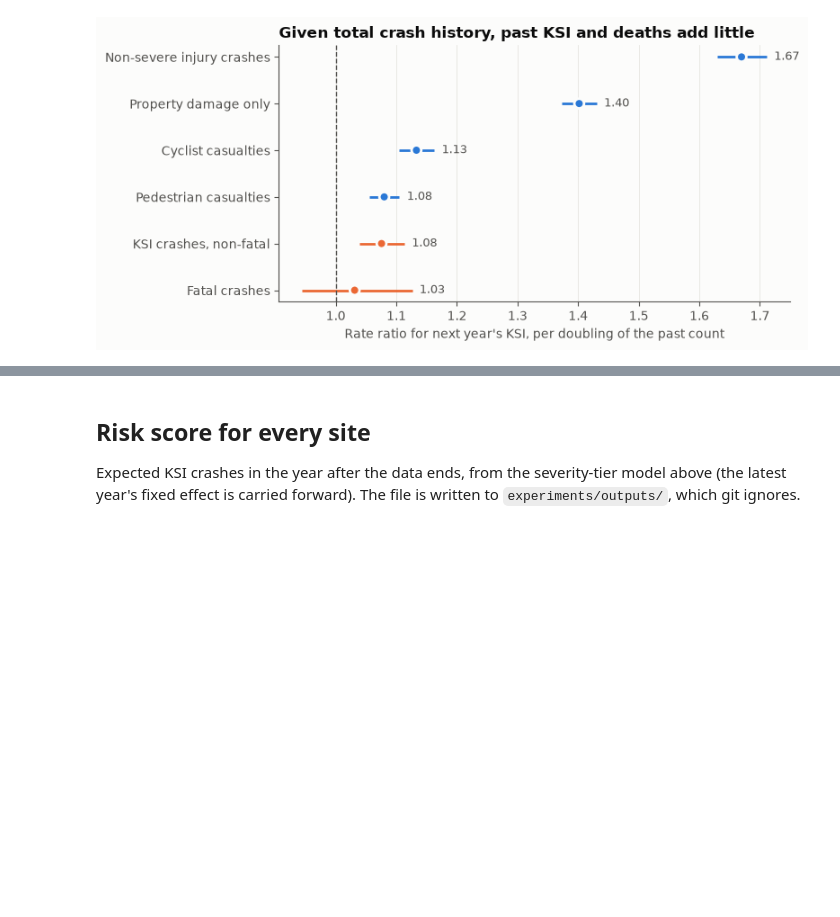
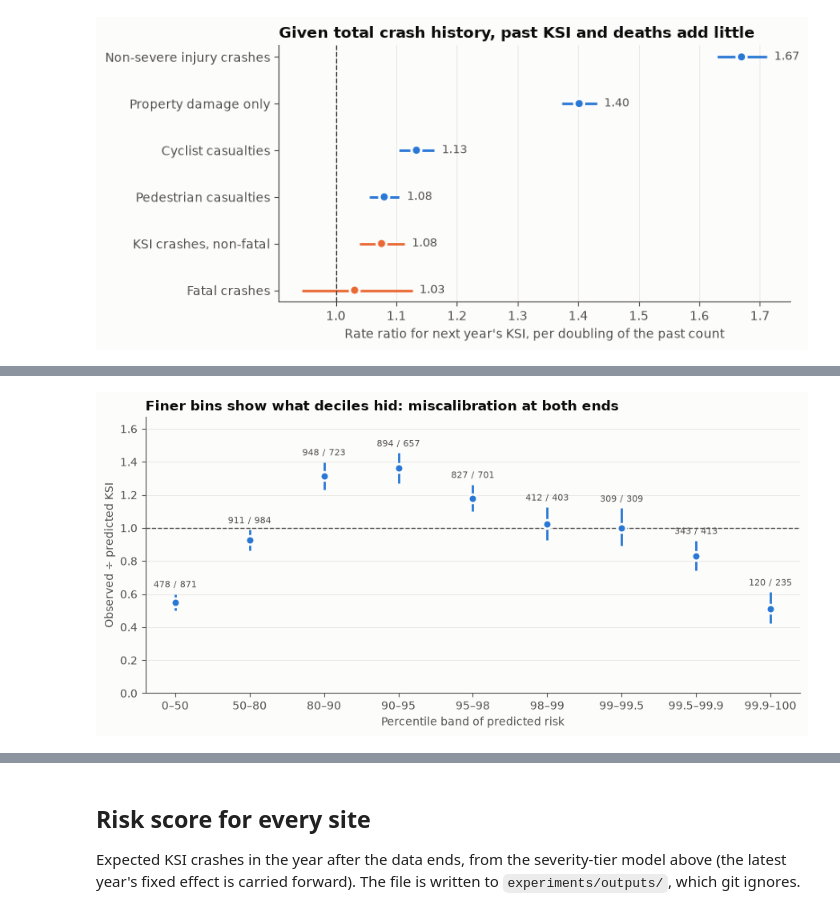
Before and after one commit to Group-7-Capstone/Group-7-Capstone, a Jupyter notebook: experiments/q1_ksi_risk.ipynb, the cells around one changed output, grey strips where cells are left out. Drawn from its saved outputs; the diff is of its cells as text; code cells hidden in the pictures; blank space fills up the shorter version.

```diff
--- a/experiments/q1_ksi_risk.ipynb
+++ b/experiments/q1_ksi_risk.ipynb
@@ -231,19 +365,0 @@ Sites are grouped into ten equal-size bins by predicted risk. Each point is one
-# %%
-cal = calibrations.query("model == '5 NB: crash history (tiers)' and scope == 'all'")
-latest = cal["test_year"].max()
-fig, ax = plt.subplots(figsize=(5.2, 4.6))
-for year, marker in zip(sorted(cal["test_year"].unique()), ["o", "s"]):
-    d = cal[cal["test_year"] == year]
-    ax.plot(d["mean_pred"], d["mean_obs"], marker=marker, color=MODEL, linestyle="none",
-            markersize=8, markeredgecolor=SURFACE, markeredgewidth=1.5,
-            alpha=1 if year == latest else 0.55, label=str(year))
-lo = cal[["mean_pred", "mean_obs"]].min().min() * 0.8
-hi = cal[["mean_pred", "mean_obs"]].max().max() * 1.25
-ax.plot([lo, hi], [lo, hi], color=INK_2, linestyle="--", linewidth=1)
-ax.set_xscale("log")
-ax.set_yscale("log")
-ax.set_xlabel("Predicted KSI crashes per site (bin mean)")
-ax.set_ylabel("Observed KSI crashes per site")
-ax.legend(title="Test year", frameon=False)
-ax.set_title("Predictions track observed KSI")
-fig.tight_layout()
@@ -251,0 +374,59 @@ fig.tight_layout()
+# %%
+cal = (
+
+    calibrations.query("model == '5 NB: crash history (tiers)' and scope == 'all'")
+
+    .groupby(["bin", "q_low", "q_high"])[["n", "pred_total", "obs_total"]].sum()
+
+    .reset_index()
+
+)
+
+low, high = poisson_interval(cal["obs_total"])
+
+cal = cal.assign(
+
+    ratio=cal["obs_total"] / cal["pred_total"],
+
+    low=low / cal["pred_total"],
+
+    high=high / cal["pred_total"],
+
+    band=[f"{lo * 100:g}–{hi * 100:g}" for lo, hi in zip(cal["q_low"], cal["q_high"])],
+
+)
+
+
+
+fig, ax = plt.subplots(figsize=(9, 4.4))
+
+x = np.arange(len(cal))
+
+ax.vlines(x, cal["low"], cal["high"], color=MODEL, linewidth=2)
+
+ax.scatter(x, cal["ratio"], color=MODEL, s=60, zorder=3, edgecolor=SURFACE, linewidth=2)
+
+for xi, r in zip(x, cal.itertuples()):
+
+    ax.annotate(f"{r.obs_total:.0f} / {r.pred_total:.0f}", (xi, r.high), xytext=(0, 6),
+
+                textcoords="offset points", ha="center", fontsize=8, color=INK_2)
+
+ax.axhline(1, color=INK_2, linestyle="--", linewidth=1)
+
+ax.set_xticks(x, cal["band"])
+
+ax.set_ylim(0, max(1.6, cal["high"].max() * 1.15))
+
+ax.grid(axis="x", visible=False)
+
+ax.set_xlabel("Percentile band of predicted risk")
+
+ax.set_ylabel("Observed ÷ predicted KSI")
+
+ax.set_title("Finer bins show what deciles hid: miscalibration at both ends")
+
+fig.tight_layout()
+
+cal[["band", "n", "pred_total", "obs_total", "ratio", "low", "high"]]
+# %% [output]
@@ -251,0 +443 @@ fig.tight_layout()
+[figure, added]
```
Also changed, not shown: parts of 20 cells of this notebook, 2 other files.
